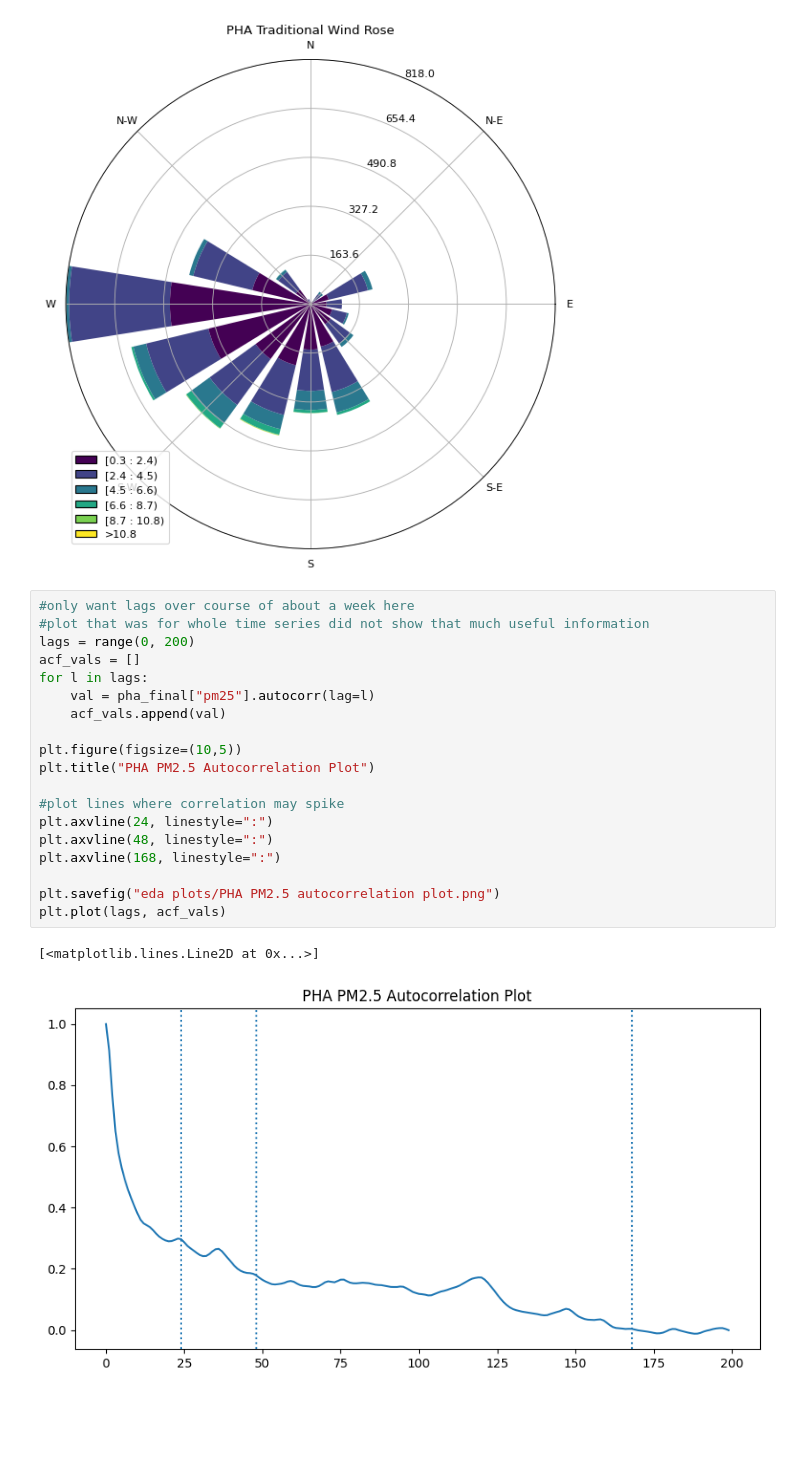
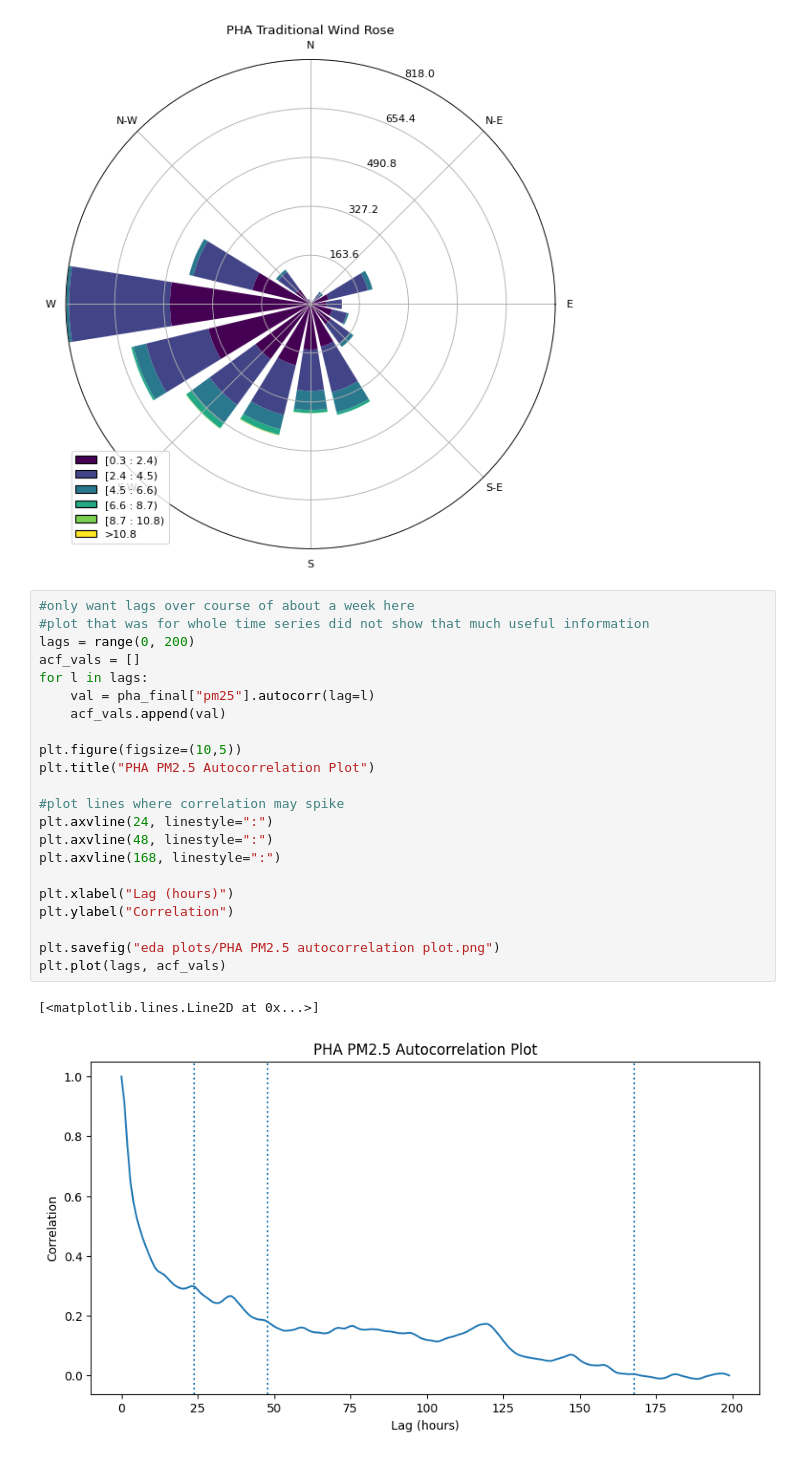
Before and after one commit to jacklardner/wind-pm-analysis, a Jupyter notebook: more_eda.ipynb, the cells around one changed output. Cells and saved outputs as stored; diff of their text form; blank space fills up the shorter version.

Commit message:
updated graphs with units

```diff
--- a/more_eda.ipynb
+++ b/more_eda.ipynb
@@ -781,22 +787,25 @@ plt.show()
 # %%
 #only want lags over course of about a week here
 #plot that was for whole time series did not show that much useful information
 lags = range(0, 200)
 acf_vals = []
 for l in lags:
     val = pha_final["pm25"].autocorr(lag=l)
     acf_vals.append(val)
 
 plt.figure(figsize=(10,5))
 plt.title("PHA PM2.5 Autocorrelation Plot")
 
 #plot lines where correlation may spike
 plt.axvline(24, linestyle=":")
 plt.axvline(48, linestyle=":")
 plt.axvline(168, linestyle=":")
 
+plt.xlabel("Lag (hours)")
+plt.ylabel("Correlation")
+
 plt.savefig("eda plots/PHA PM2.5 autocorrelation plot.png")
 plt.plot(lags, acf_vals)
 # %% [output]
 [<matplotlib.lines.Line2D at 0x...>]
-[figure, old version]
+[figure, new version]
```
Also changed, not shown: parts of 6 cells of this notebook, 42 other files.
